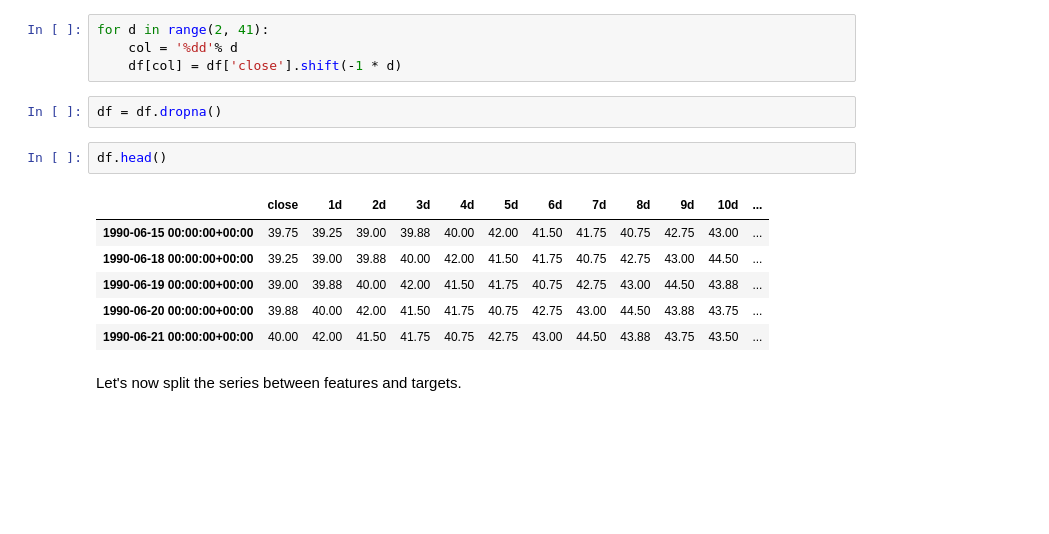
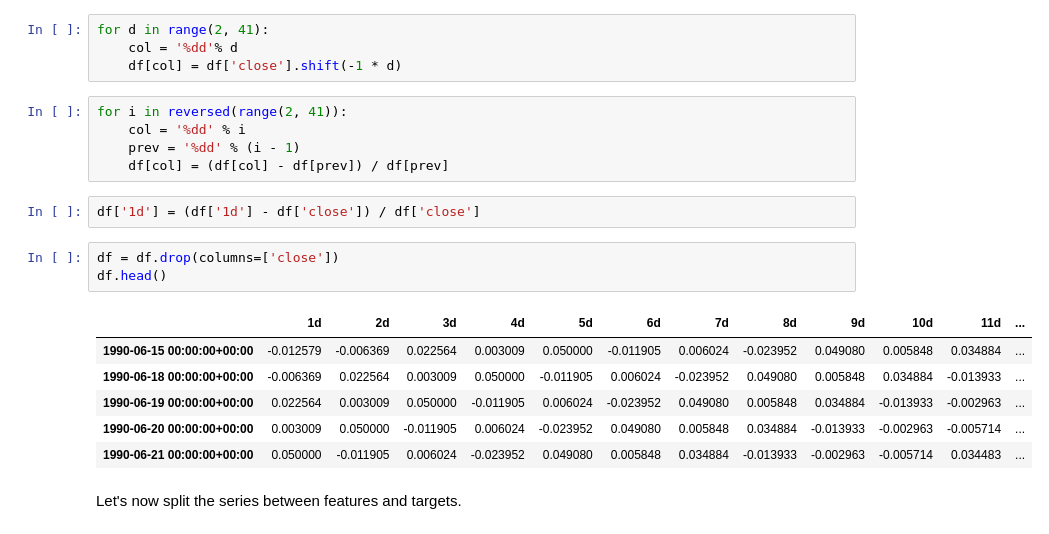
Before and after one commit to isabelpuche/ml_for_algo_trading, a Jupyter notebook: notebooks/ml_pipeline.ipynb, the cells around one changed output. Saved outputs shown, nothing was run; the diff lists cells and outputs as text; blank space fills up the shorter version.

```diff
--- a/notebooks/ml_pipeline.ipynb
+++ b/notebooks/ml_pipeline.ipynb
@@ -141,17 +136,23 @@ df['1d'] = df.shift(-1)
 for d in range(2, 41):
     col = '%dd'% d
     df[col] = df['close'].shift(-1 * d)
-# %%
-df = df.dropna()
-# %%
-df.head()
-# %% [output]
-|  | close | 1d | 2d | 3d | 4d | 5d | 6d | 7d | 8d | 9d | 10d | ... |
-| 1990-06-15 00:00:00+00:00 | 39.75 | 39.25 | 39.00 | 39.88 | 40.00 | 42.00 | 41.50 | 41.75 | 40.75 | 42.75 | 43.00 | ... |
-| 1990-06-18 00:00:00+00:00 | 39.25 | 39.00 | 39.88 | 40.00 | 42.00 | 41.50 | 41.75 | 40.75 | 42.75 | 43.00 | 44.50 | ... |
-| 1990-06-19 00:00:00+00:00 | 39.00 | 39.88 | 40.00 | 42.00 | 41.50 | 41.75 | 40.75 | 42.75 | 43.00 | 44.50 | 43.88 | ... |
-| 1990-06-20 00:00:00+00:00 | 39.88 | 40.00 | 42.00 | 41.50 | 41.75 | 40.75 | 42.75 | 43.00 | 44.50 | 43.88 | 43.75 | ... |
-| 1990-06-21 00:00:00+00:00 | 40.00 | 42.00 | 41.50 | 41.75 | 40.75 | 42.75 | 43.00 | 44.50 | 43.88 | 43.75 | 43.50 | ... |
+# %%
+for i in reversed(range(2, 41)):
+    col = '%dd' % i
+    prev = '%dd' % (i - 1)
+    df[col] = (df[col] - df[prev]) / df[prev]
+# %%
+df['1d'] = (df['1d'] - df['close']) / df['close']
+# %%
+df = df.drop(columns=['close'])
+df.head()
+# %% [output]
+|  | 1d | 2d | 3d | 4d | 5d | 6d | 7d | 8d | 9d | 10d | 11d | ... |
+| 1990-06-15 00:00:00+00:00 | -0.012579 | -0.006369 | 0.022564 | 0.003009 | 0.050000 | -0.011905 | 0.006024 | -0.023952 | 0.049080 | 0.005848 | 0.034884 | ... |
+| 1990-06-18 00:00:00+00:00 | -0.006369 | 0.022564 | 0.003009 | 0.050000 | -0.011905 | 0.006024 | -0.023952 | 0.049080 | 0.005848 | 0.034884 | -0.013933 | ... |
+| 1990-06-19 00:00:00+00:00 | 0.022564 | 0.003009 | 0.050000 | -0.011905 | 0.006024 | -0.023952 | 0.049080 | 0.005848 | 0.034884 | -0.013933 | -0.002963 | ... |
+| 1990-06-20 00:00:00+00:00 | 0.003009 | 0.050000 | -0.011905 | 0.006024 | -0.023952 | 0.049080 | 0.005848 | 0.034884 | -0.013933 | -0.002963 | -0.005714 | ... |
+| 1990-06-21 00:00:00+00:00 | 0.050000 | -0.011905 | 0.006024 | -0.023952 | 0.049080 | 0.005848 | 0.034884 | -0.013933 | -0.002963 | -0.005714 | 0.034483 | ... |
 # %% [markdown]
 Let's now split the series between features and targets.
 # %%
```
Also changed, not shown: parts of 15 cells of this notebook.
